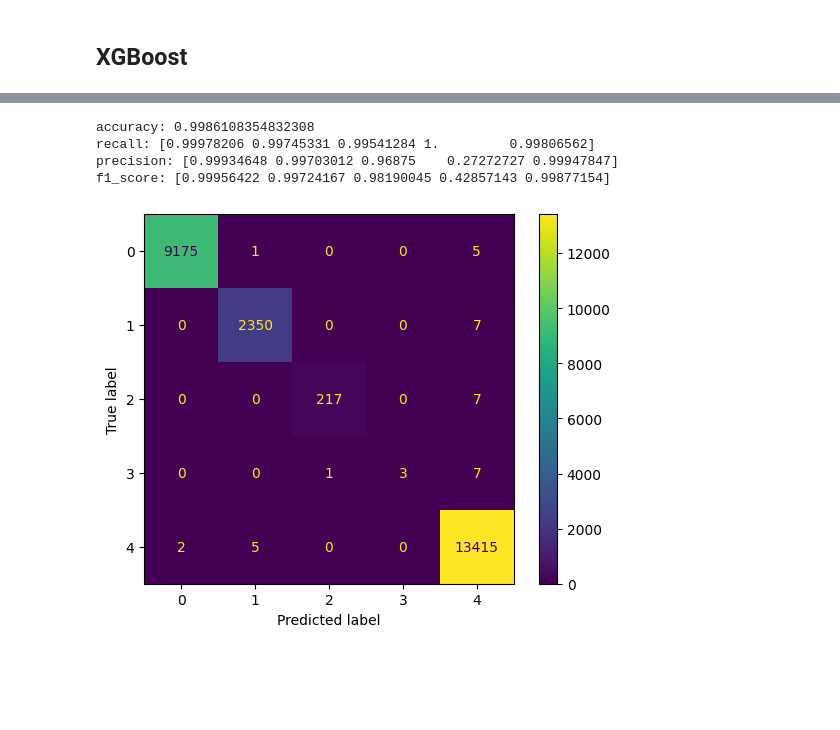
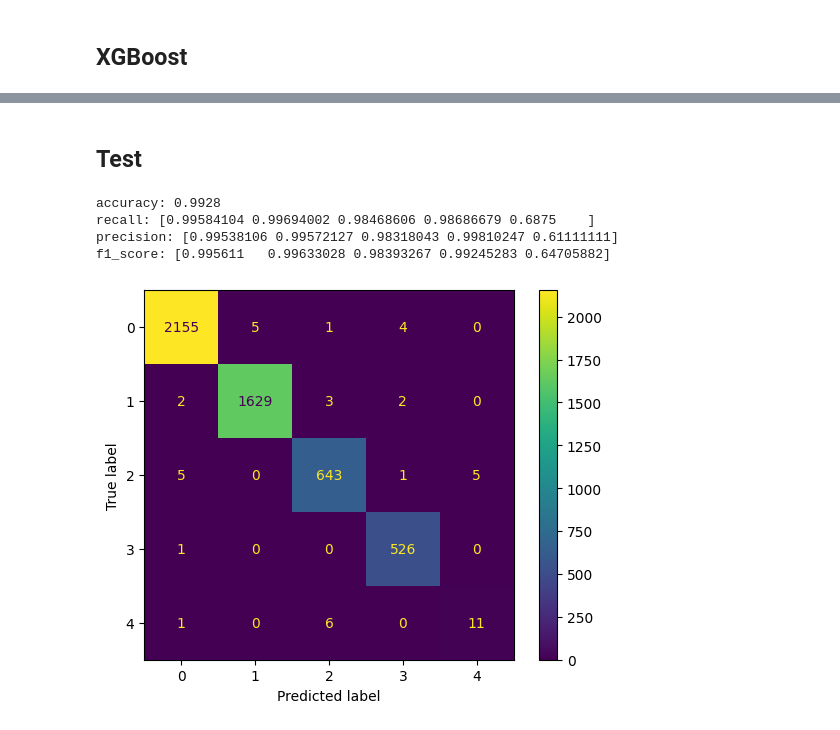
Before and after one commit to Tek-nr/InstructionDetectionSystem, a Jupyter notebook: IntrusionDetectionSystem.ipynb, the cells around one changed output, grey strips where cells are left out. Saved outputs shown, nothing was run; the diff lists cells and outputs as text; code cells hidden in the pictures; blank space fills up the shorter version.

```diff
--- a/IntrusionDetectionSystem.ipynb
+++ b/IntrusionDetectionSystem.ipynb
@@ -653,0 +674,3 @@ def metric(y_pred):
+# %%
+X_predict_sample = X[-prediction_samples:]
+y_predict_sample = y[-prediction_samples:]
@@ -678,10 +749,11 @@ f1_score: [0.99787454 0.95506571 0.87759815 0.         0.98902489]
-# %%
-rfc = RandomForestClassifier(n_estimators = 100,n_jobs=-1,random_state=0,bootstrap=True,).fit(X_train,y_train)
-y_pred_rfc = rfc.predict(X_test)
-metric(y_pred_rfc)
-# %% [output]
-accuracy: 0.9986108354832308
-recall: [0.99978206 0.99745331 0.99541284 1.         0.99806562]
-precision: [0.99934648 0.99703012 0.96875    0.27272727 0.99947847]
-f1_score: [0.99956422 0.99724167 0.98190045 0.42857143 0.99877154]
-[figure, removed]
+# %% [markdown]
+## Test
+# %%
+y_pred_xgb = xgb_model.predict(X_predict_sample)
+metric(y_pred_xgb, y_predict_sample)
+# %% [output]
+accuracy: 0.9928
+recall: [0.99584104 0.99694002 0.98468606 0.98686679 0.6875    ]
+precision: [0.99538106 0.99572127 0.98318043 0.99810247 0.61111111]
+f1_score: [0.995611   0.99633028 0.98393267 0.99245283 0.64705882]
+[figure, added]
```
Also changed, not shown: parts of 54 cells of this notebook.
